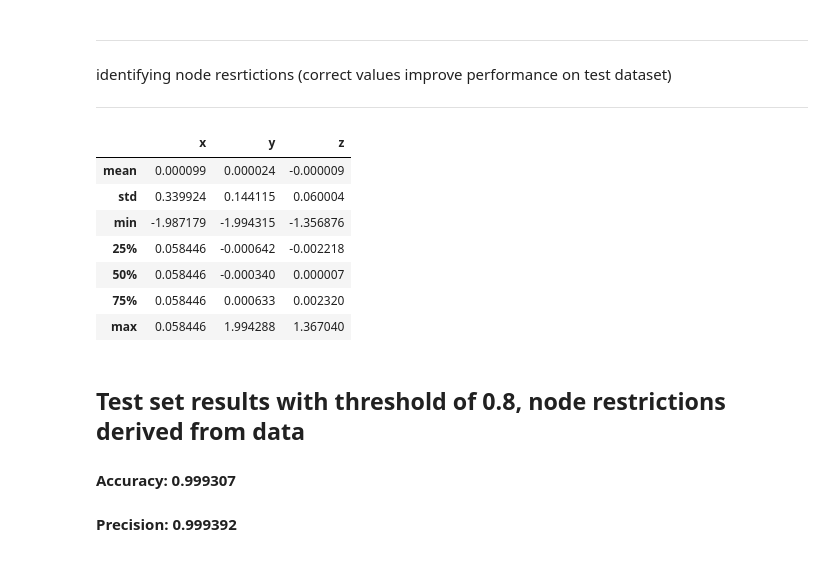
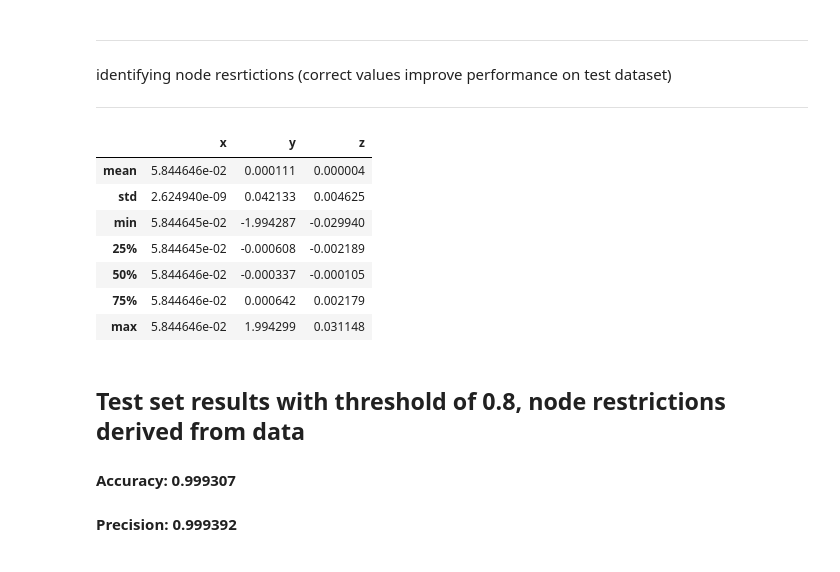
Before and after one commit to Redds2/spd_graph, a Jupyter notebook: analysis.ipynb, the cells around one changed output. Drawn from its saved outputs; the diff is of its cells as text; code cells hidden in the pictures.

```diff
--- a/analysis.ipynb
+++ b/analysis.ipynb
@@ -102,26 +103,35 @@ sns.heatmap(correlation, xticklabels=correlation.columns,yticklabels=correlation
 identifying node resrtictions (correct values improve performance on test dataset)
 ***
 # %%
+def dphi_check(dphi):
+
+    if dphi > np.pi: return dphi-2 * np.pi
+    if dphi < -np.pi: return dphi+2 * np.pi
+
+    return dphi
+
 constraints = {
     'x': [269., 581.], 'y': [-3.15,3.15], 'z': [-2386.0,2386.0]
 }
 old_col = data.columns
 cylindrical = pd.concat ( [data.iloc[:,0], *ToCylindrical().convert( data[['x','y','z']] ),data.loc[:,'station':] ], \
                           axis=1)
 cylindrical.columns = old_col
 
-dxdydz = ConstraintsNormalize( constraints=constraints )(cylindrical).groupby('track') \
- .rolling(window=2).apply(np.diff).describe().drop(labels=['count'])
-dxdydz.loc[:,'x':'z']
+dxdydz = ConstraintsNormalize( constraints=constraints )(cylindrical).groupby(['event','track']) \
+.rolling(window=2).apply(np.diff).dropna()
+dxdydz['y'].apply( dphi_check )
+
+dxdydz.loc[:,'x':'z'].describe().drop(labels=['count'])
 # %% [output]
 |  | x | y | z |
-| mean | 0.000099 | 0.000024 | -0.000009 |
-| std | 0.339924 | 0.144115 | 0.060004 |
-| min | -1.987179 | -1.994315 | -1.356876 |
-| 25% | 0.058446 | -0.000642 | -0.002218 |
-| 50% | 0.058446 | -0.000340 | 0.000007 |
-| 75% | 0.058446 | 0.000633 | 0.002320 |
-| max | 0.058446 | 1.994288 | 1.367040 |
+| mean | 5.844646e-02 | 0.000111 | 0.000004 |
+| std | 2.624940e-09 | 0.042133 | 0.004625 |
+| min | 5.844645e-02 | -1.994287 | -0.029940 |
+| 25% | 5.844645e-02 | -0.000608 | -0.002189 |
+| 50% | 5.844646e-02 | -0.000337 | -0.000105 |
+| 75% | 5.844646e-02 | 0.000642 | 0.002179 |
+| max | 5.844646e-02 | 1.994299 | 0.031148 |
 # %% [markdown]
 ## Test set results with threshold of 0.8, node restrictions derived from data
 #### Accuracy:  0.999307
```
Also changed, not shown: parts of 3 cells of this notebook.
